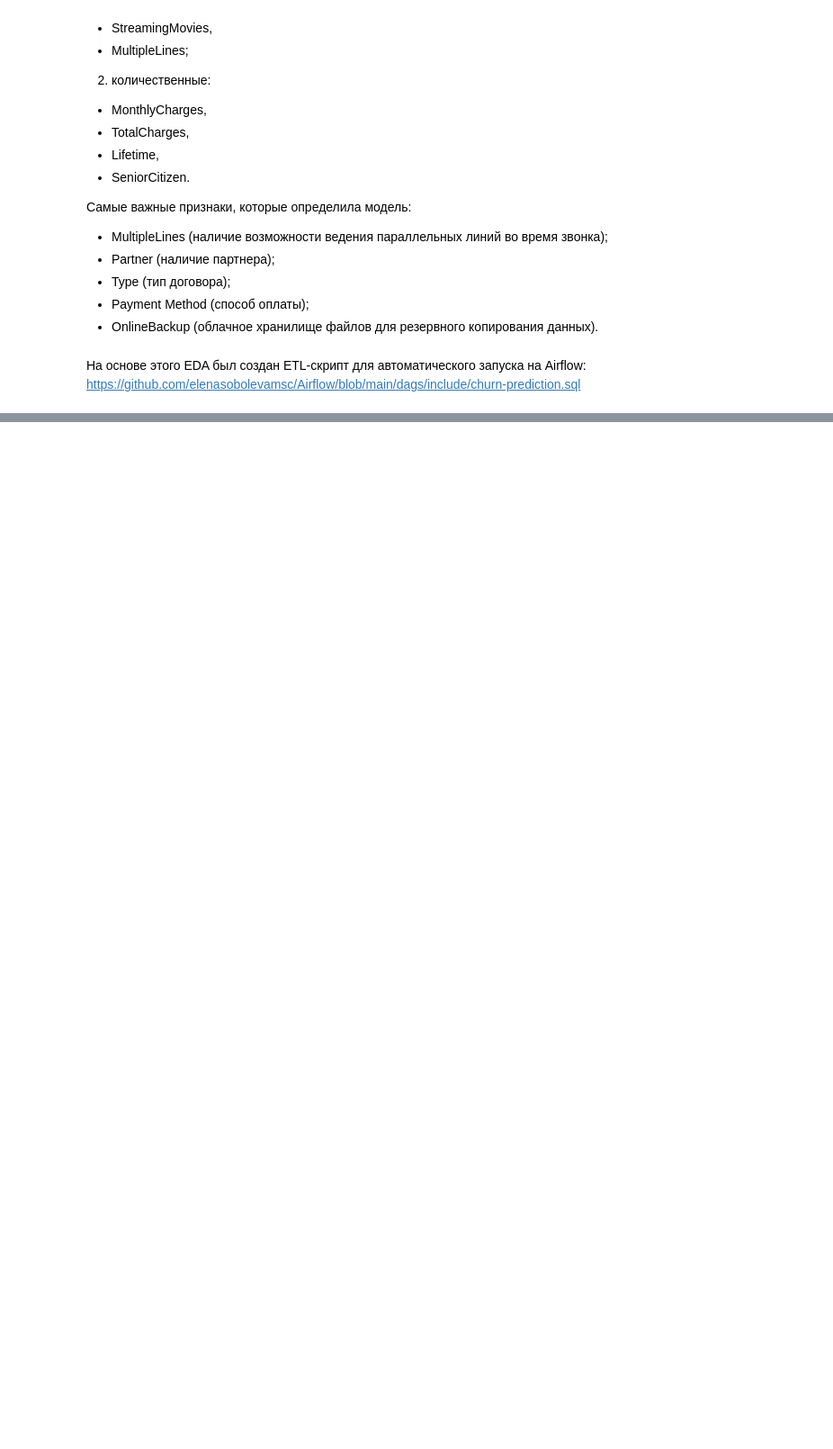
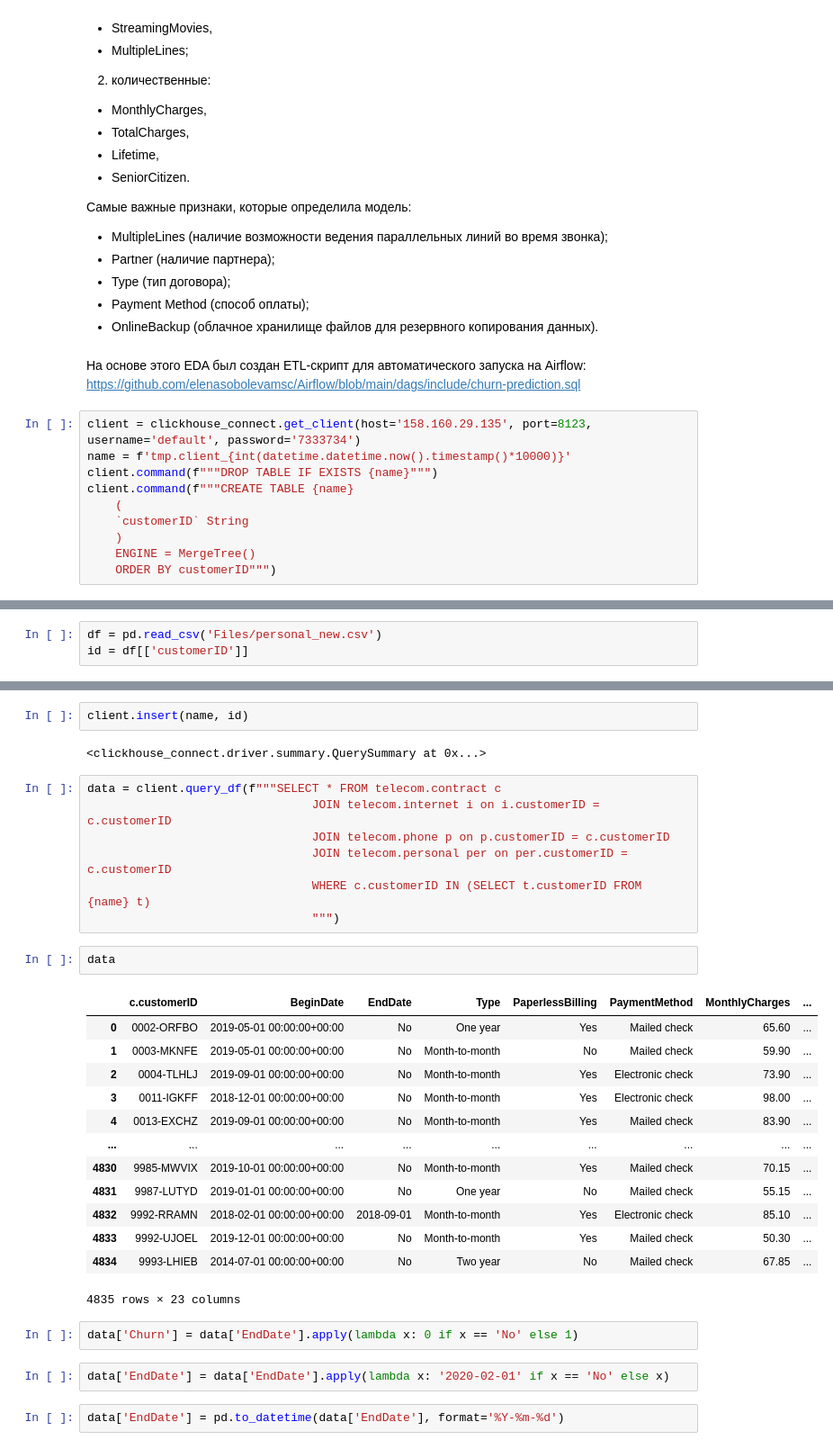
Before and after one commit to elenasobolevamsc/Churn_Prediction, a Jupyter notebook: Final_Project.ipynb, the cells around one changed output, grey strips where cells are left out. Shown at 90% size. Saved outputs shown, nothing was run; the diff lists cells and outputs as text; blank space fills up the shorter version.

```diff
--- a/Final_Project.ipynb
+++ b/Final_Project.ipynb
@@ -1301,3 +1303,13 @@ feature_importance_barplot(best_model_feature_imp)
 - OnlineBackup (облачное хранилище файлов для резервного копирования данных).
 # %% [markdown]
 На основе этого EDA был создан ETL-скрипт для автоматического запуска на Airflow: https://github.com/elenasobolevamsc/Airflow/blob/main/dags/include/churn-prediction.sql
+# %%
+client = clickhouse_connect.get_client(host='158.160.29.135', port=8123, username='default', password='7333734')
+name = f'tmp.client_{int(datetime.datetime.now().timestamp()*10000)}'
+client.command(f"""DROP TABLE IF EXISTS {name}""")
+client.command(f"""CREATE TABLE {name}
+    (
+    `customerID` String
+    )
+    ENGINE = MergeTree()
+    ORDER BY customerID""")
@@ -1303,0 +1318,3 @@ feature_importance_barplot(best_model_feature_imp)
+# %%
+df = pd.read_csv('Files/personal_new.csv')
+id = df[['customerID']]
@@ -1303,0 +1336,33 @@ feature_importance_barplot(best_model_feature_imp)
+# %%
+client.insert(name, id)
+# %% [output]
+<clickhouse_connect.driver.summary.QuerySummary at 0x...>
+# %%
+data = client.query_df(f"""SELECT * FROM telecom.contract c
+                                JOIN telecom.internet i on i.customerID = c.customerID
+                                JOIN telecom.phone p on p.customerID = c.customerID
+                                JOIN telecom.personal per on per.customerID = c.customerID
+                                WHERE c.customerID IN (SELECT t.customerID FROM {name} t)
+                                """)
+# %%
+data
+# %% [output]
+|  | c.customerID | BeginDate | EndDate | Type | PaperlessBilling | PaymentMethod | MonthlyCharges | ... |
+| 0 | 0002-ORFBO | 2019-05-01 00:00:00+00:00 | No | One year | Yes | Mailed check | 65.60 | ... |
+| 1 | 0003-MKNFE | 2019-05-01 00:00:00+00:00 | No | Month-to-month | No | Mailed check | 59.90 | ... |
+| 2 | 0004-TLHLJ | 2019-09-01 00:00:00+00:00 | No | Month-to-month | Yes | Electronic check | 73.90 | ... |
+| 3 | 0011-IGKFF | 2018-12-01 00:00:00+00:00 | No | Month-to-month | Yes | Electronic check | 98.00 | ... |
+| 4 | 0013-EXCHZ | 2019-09-01 00:00:00+00:00 | No | Month-to-month | Yes | Mailed check | 83.90 | ... |
+| ... | ... | ... | ... | ... | ... | ... | ... | ... |
+| 4830 | 9985-MWVIX | 2019-10-01 00:00:00+00:00 | No | Month-to-month | Yes | Mailed check | 70.15 | ... |
+| 4831 | 9987-LUTYD | 2019-01-01 00:00:00+00:00 | No | One year | No | Mailed check | 55.15 | ... |
+| 4832 | 9992-RRAMN | 2018-02-01 00:00:00+00:00 | 2018-09-01 | Month-to-month | Yes | Electronic check | 85.10 | ... |
+| 4833 | 9992-UJOEL | 2019-12-01 00:00:00+00:00 | No | Month-to-month | Yes | Mailed check | 50.30 | ... |
+| 4834 | 9993-LHIEB | 2014-07-01 00:00:00+00:00 | No | Two year | No | Mailed check | 67.85 | ... |
+4835 rows × 23 columns
+# %%
+data['Churn'] = data['EndDate'].apply(lambda x: 0 if x == 'No' else 1)
+# %%
+data['EndDate'] = data['EndDate'].apply(lambda x: '2020-02-01' if x == 'No' else x)
+# %%
+data['EndDate'] = pd.to_datetime(data['EndDate'], format='%Y-%m-%d')
```
Also changed, not shown: parts of 24 cells of this notebook, 23 other files.
